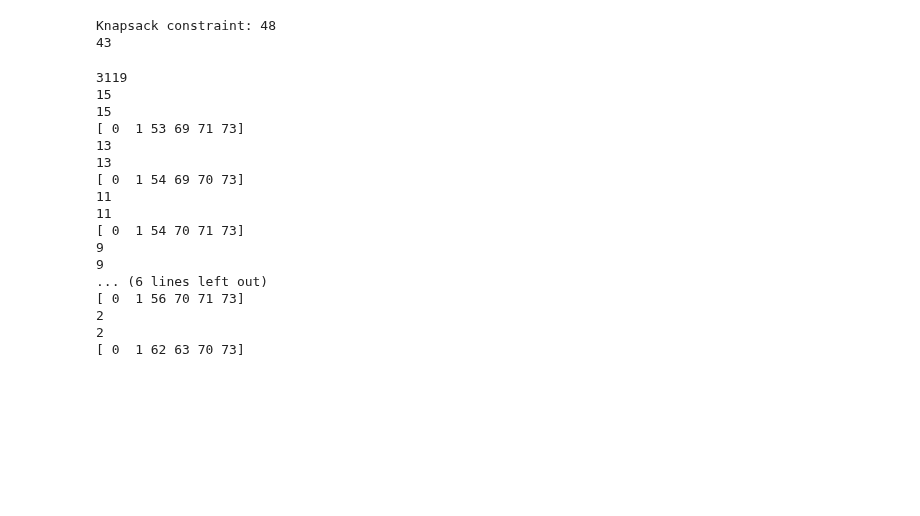
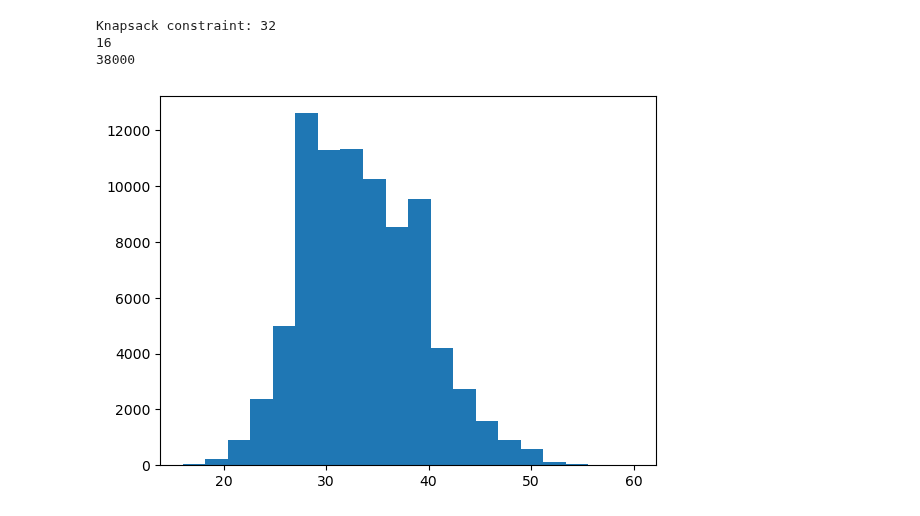
Before and after one commit to rameshsrinivasanuci/multiobjective, a Jupyter notebook: knapsack.ipynb, the cells around one changed output. Saved outputs shown, nothing was run; the diff lists cells and outputs as text; code cells hidden in the pictures; blank space fills up the shorter version.

```diff
--- a/knapsack.ipynb
+++ b/knapsack.ipynb
@@ -102,57 +102,21 @@ def get_constraints(samples, indices,nobj,ncon):
 # %%
 samples = np.flipud(np.sort(samples, axis=0))
 # %%
-ksize = 6
+ksize = 4
 n_items = samples.shape[0]
 kconstraint = int(shape[-1]*scale[-1]*ksize)
 print(f"Knapsack constraint: {kconstraint}")
 y = np.array(range(samples.shape[0]))
-items = np.array(list(islice(combinations(y,ksize),0,4000000)))
+#items = np.array(list(islice(combinations(y,ksize),0,4000000)))
+items = np.array(list(islice(combinations(y,ksize),0,6000000)))
 constraints = get_constraints(samples, items,nobj,ncon)
+plt.hist(constraints,bins = 20)
 print(np.min(constraints))
-items = items[constraints < kconstraint,:]
+items = items[constraints <= kconstraint,:]
+print(np.sum(constraints <= kconstraint))
 objectives = get_objectives(samples, items,nobj)
 # %% [output]
-Knapsack constraint: 48
-43
+Knapsack constraint: 32
+16
+38000
+[figure, added]
-# %%
-nk = objectives.shape[0]
-non_dominated_mask = np.ones(nk, dtype=bool)
-non_dominated_items = list()
-print(nk)
-while nk > 1:
-    k_dominates_mask = np.ones(nk, dtype=bool)
-    k_dominates_mask[1:] = np.all(objectives[1:,:]-objectives[0,:] <= 0, axis = 1) & np.any(objectives[1:,:]-objectives[0,:] < 0, axis = 1)
-    items = items[~k_dominates_mask,:]
-    objectives = objectives[~k_dominates_mask,:]
-    nk = objectives.shape[0]
-    print(nk)
-    print(nk)
-    if nk < 2:
-        break
-    if np.any(np.all(objectives[1:,:] - objectives[0,:] >= 0, axis = 1) & np.any(objectives[1:,:] - objectives[0,:] > 0, axis = 1)):
-        continue
-    else:
-        print(items[0,:])
-        non_dominated_items.append(items[0,:])
-    items = items[1:,:]
-    objectives = objectives[1:,:]
-    nk = objectives.shape[0]
-# %% [output]
-3119
-15
-15
-[ 0  1 53 69 71 73]
-13
-13
-[ 0  1 54 69 70 73]
-11
-11
-[ 0  1 54 70 71 73]
-9
-9
-... (6 lines left out)
-[ 0  1 56 70 71 73]
-2
-2
-[ 0  1 62 63 70 73]
```
Also changed, not shown: parts of 12 cells of this notebook.
